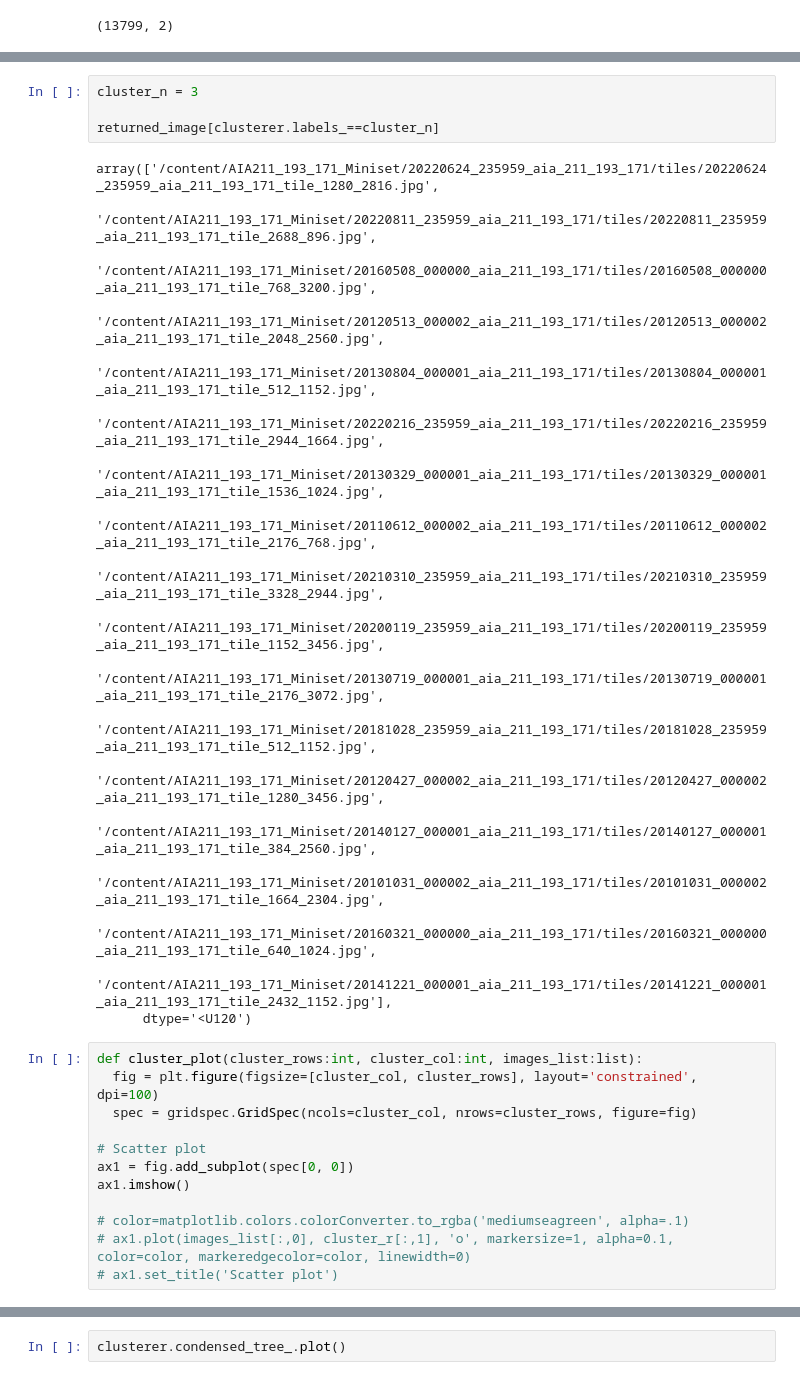
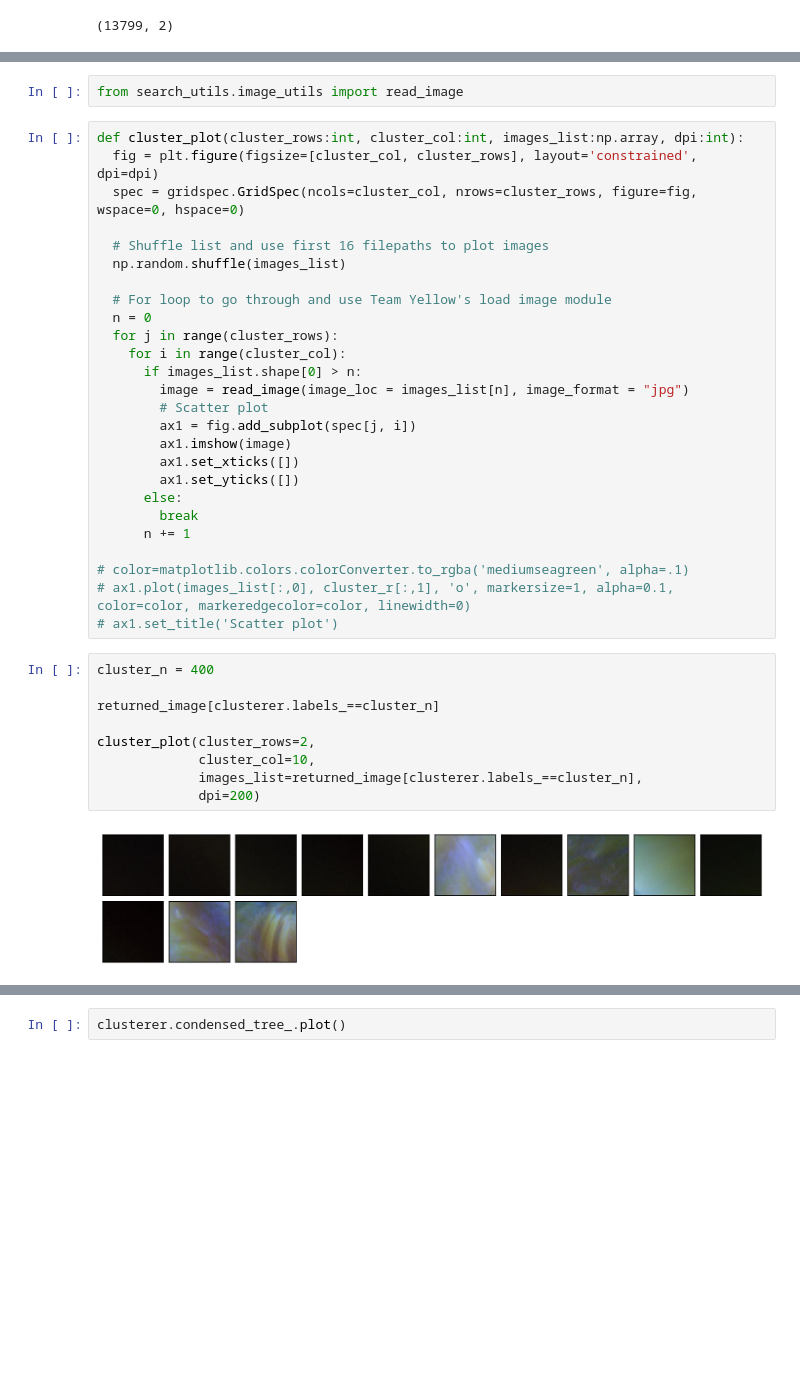
Before and after one commit to hits-sdo/hits-sdo-similaritysearch, a Jupyter notebook: search_byol/byol_train_pl.ipynb, the cells around one changed output, grey strips where cells are left out. Cells and saved outputs as stored; diff of their text form; blank space fills up the shorter version.

```diff
--- a/search_byol/byol_train_pl.ipynb
+++ b/search_byol/byol_train_pl.ipynb
@@ -557,35 +573,39 @@ plt.scatter(embeddings_inference[:,0], embeddings_inference[:,1], s=50, linewidt
-# %%
-cluster_n = 3
-
-returned_image[clusterer.labels_==cluster_n]
-# %% [output]
-array(['/content/AIA211_193_171_Miniset/20220624_235959_aia_211_193_171/tiles/20220624_235959_aia_211_193_171_tile_1280_2816.jpg',
-       '/content/AIA211_193_171_Miniset/20220811_235959_aia_211_193_171/tiles/20220811_235959_aia_211_193_171_tile_2688_896.jpg',
-       '/content/AIA211_193_171_Miniset/20160508_000000_aia_211_193_171/tiles/20160508_000000_aia_211_193_171_tile_768_3200.jpg',
-       '/content/AIA211_193_171_Miniset/20120513_000002_aia_211_193_171/tiles/20120513_000002_aia_211_193_171_tile_2048_2560.jpg',
-       '/content/AIA211_193_171_Miniset/20130804_000001_aia_211_193_171/tiles/20130804_000001_aia_211_193_171_tile_512_1152.jpg',
-       '/content/AIA211_193_171_Miniset/20220216_235959_aia_211_193_171/tiles/20220216_235959_aia_211_193_171_tile_2944_1664.jpg',
-       '/content/AIA211_193_171_Miniset/20130329_000001_aia_211_193_171/tiles/20130329_000001_aia_211_193_171_tile_1536_1024.jpg',
-       '/content/AIA211_193_171_Miniset/20110612_000002_aia_211_193_171/tiles/20110612_000002_aia_211_193_171_tile_2176_768.jpg',
-       '/content/AIA211_193_171_Miniset/20210310_235959_aia_211_193_171/tiles/20210310_235959_aia_211_193_171_tile_3328_2944.jpg',
-       '/content/AIA211_193_171_Miniset/20200119_235959_aia_211_193_171/tiles/20200119_235959_aia_211_193_171_tile_1152_3456.jpg',
-       '/content/AIA211_193_171_Miniset/20130719_000001_aia_211_193_171/tiles/20130719_000001_aia_211_193_171_tile_2176_3072.jpg',
-       '/content/AIA211_193_171_Miniset/20181028_235959_aia_211_193_171/tiles/20181028_235959_aia_211_193_171_tile_512_1152.jpg',
-       '/content/AIA211_193_171_Miniset/20120427_000002_aia_211_193_171/tiles/20120427_000002_aia_211_193_171_tile_1280_3456.jpg',
-       '/content/AIA211_193_171_Miniset/20140127_000001_aia_211_193_171/tiles/20140127_000001_aia_211_193_171_tile_384_2560.jpg',
-       '/content/AIA211_193_171_Miniset/20101031_000002_aia_211_193_171/tiles/20101031_000002_aia_211_193_171_tile_1664_2304.jpg',
-       '/content/AIA211_193_171_Miniset/20160321_000000_aia_211_193_171/tiles/20160321_000000_aia_211_193_171_tile_640_1024.jpg',
-       '/content/AIA211_193_171_Miniset/20141221_000001_aia_211_193_171/tiles/20141221_000001_aia_211_193_171_tile_2432_1152.jpg'],
-      dtype='<U120')
+# %%
+from search_utils.image_utils import read_image
 # %%
-def cluster_plot(cluster_rows:int, cluster_col:int, images_list:list):
-  fig = plt.figure(figsize=[cluster_col, cluster_rows], layout='constrained', dpi=100)
-  spec = gridspec.GridSpec(ncols=cluster_col, nrows=cluster_rows, figure=fig)
+def cluster_plot(cluster_rows:int, cluster_col:int, images_list:np.array, dpi:int):
+  fig = plt.figure(figsize=[cluster_col, cluster_rows], layout='constrained', dpi=dpi)
+  spec = gridspec.GridSpec(ncols=cluster_col, nrows=cluster_rows, figure=fig, wspace=0, hspace=0)
 
-# Scatter plot
-ax1 = fig.add_subplot(spec[0, 0])
-ax1.imshow()
+  # Shuffle list and use first 16 filepaths to plot images
+  np.random.shuffle(images_list)
+
+  # For loop to go through and use Team Yellow's load image module
+  n = 0
+  for j in range(cluster_rows):
+    for i in range(cluster_col):
+      if images_list.shape[0] > n:
+        image = read_image(image_loc = images_list[n], image_format = "jpg")
+        # Scatter plot
+        ax1 = fig.add_subplot(spec[j, i])
+        ax1.imshow(image)
+        ax1.set_xticks([])
+        ax1.set_yticks([])
+      else:
+        break
+      n += 1
 
 # color=matplotlib.colors.colorConverter.to_rgba('mediumseagreen', alpha=.1)
 # ax1.plot(images_list[:,0], cluster_r[:,1], 'o', markersize=1, alpha=0.1, color=color, markeredgecolor=color, linewidth=0)
 # ax1.set_title('Scatter plot')
+# %%
+cluster_n = 400
+
+returned_image[clusterer.labels_==cluster_n]
+
+cluster_plot(cluster_rows=2,
+             cluster_col=10,
+             images_list=returned_image[clusterer.labels_==cluster_n],
+             dpi=200)
+# %% [output]
+[figure, added]
```
Also changed, not shown: parts of 15 cells of this notebook.
